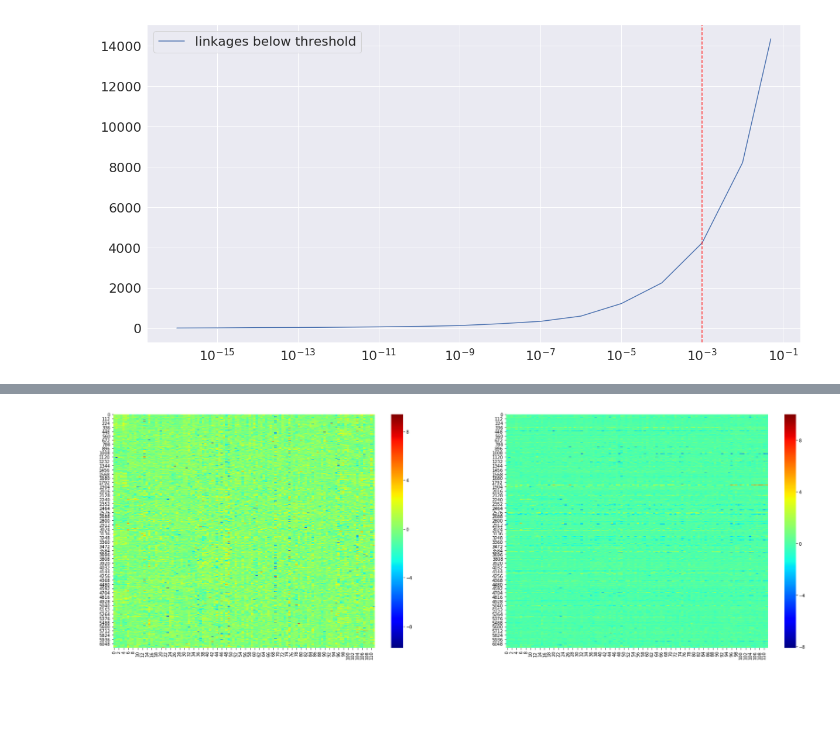
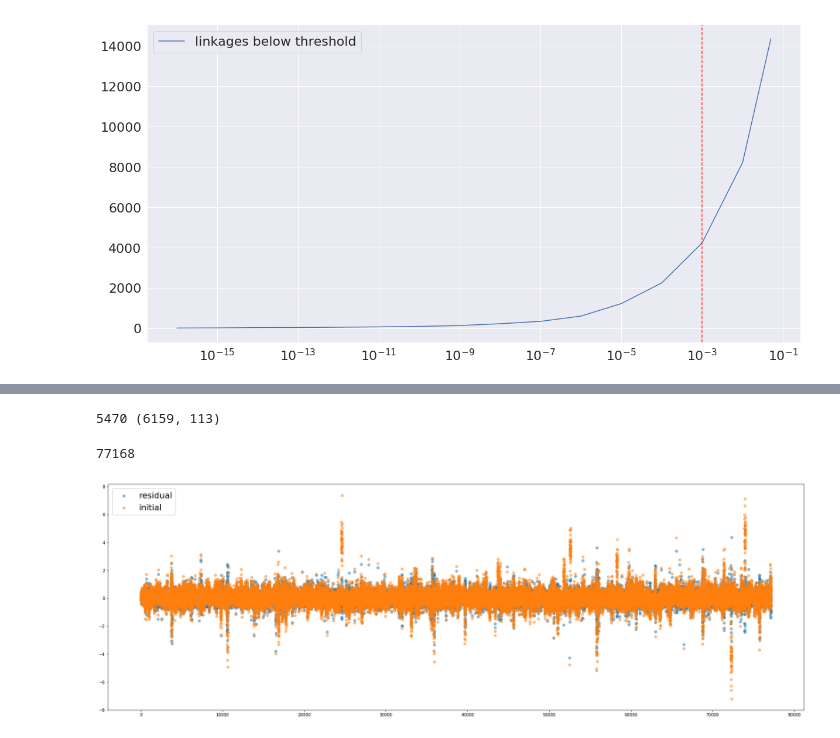
Before and after one commit to ivanov-v-v/PPINs-QTLs-Joint-Analysis, a Jupyter notebook: src/data_analysis.ipynb, the cells around one changed output, grey strips where cells are left out. Saved outputs shown, nothing was run; the diff lists cells and outputs as text; code cells hidden in the pictures; blank space fills up the shorter version.

Commit message:
Work in progress. Troubles with residual expression.

```diff
--- a/src/data_analysis.ipynb
+++ b/src/data_analysis.ipynb
@@ -652,23 +652,23 @@ old_eQTL_markers, old_eQTL_y = qtls.linkages2gencoords(qtls_df["eQTLs_old"])
 interpolated_eQTL_markers, interpolated_eQTL_y = qtls.linkages2gencoords(qtls_df["eQTLs_interpolated"].query("q_value <= {}".format(q_value_threshold)))
 new_eQTL_markers, new_eQTL_y = qtls.linkages2gencoords(qtls_df["eQTLs_new"])
 pQTL_markers, pQTL_y = qtls.linkages2gencoords(qtls_df["pQTLs"])
-recomputed_old_eQTL_markers, recomputed_old_eQTL_y = qtls.linkages2gencoords(pd.DataFrame(np.vstack(qtl_list), columns=["SNP", "gene"]))
+recomputed_old_pQTL_markers, recomputed_old_pQTL_y = qtls.linkages2gencoords(pd.DataFrame(np.vstack(qtl_list), columns=["SNP", "gene"]))
 
 old_eQTL_x = list(map(marker2location.get, old_eQTL_markers))
 interpolated_eQTL_x = list(map(marker2location.get, interpolated_eQTL_markers))
 new_eQTL_x = list(map(marker2location.get, new_eQTL_markers))
 pQTL_x = list(map(marker2location.get, pQTL_markers))
-recomputed_old_eQTL_x = list(map(marker2location.get, recomputed_old_eQTL_markers))
+recomputed_old_pQTL_x = list(map(marker2location.get, recomputed_old_pQTL_markers))
 
-colors_dict = dict(zip(["old_eQTLs", "interpolated_eQTLs", "new_eQTLs", "pQTLs", "recomputed_old_eQTLs"], plt.rcParams['axes.prop_cycle'].by_key()['color'][:5]))
+colors_dict = dict(zip(["old_eQTLs", "interpolated_eQTLs", "new_eQTLs", "pQTLs", "recomputed_old_pQTLs"], plt.rcParams['axes.prop_cycle'].by_key()['color'][:5]))
 
 plt.figure(figsize=(30, 10))
-plt.title("Distribution of QTLs, q-value threshold for interpolated markers — {}%".format(q_value_threshold * 100.), fontsize=30)
+plt.title("Distribution of QTLs over genome".format(q_value_threshold * 100.), fontsize=30)
 for n in range(1, 16):
     plt.axvline(x=chromosome_endpoints[n], linestyle='--', color='grey', alpha=0.8)
     plt.text(chromosome_endpoints[n], 200, arabic2roman[n], fontsize=15)
-plt.plot(old_eQTL_x, old_eQTL_y, label="old_eQTLs", color=colors_dict["old_eQTLs"])
-plt.fill_between(old_eQTL_x, 0, old_eQTL_y, alpha=0.5, color=colors_dict["old_eQTLs"])
+# plt.plot(old_eQTL_x, old_eQTL_y, label="old_eQTLs", color=colors_dict["old_eQTLs"])
+# plt.fill_between(old_eQTL_x, 0, old_eQTL_y, alpha=0.5, color=colors_dict["old_eQTLs"])
 # chunks = np.linspace(0, chromosome_endpoints[16], 100)
 # vals = np.zeros(len(chunks))
 # for i in range(len(chunks) - 1):
@@ -678,10 +678,10 @@ plt.fill_between(old_eQTL_x, 0, old_eQTL_y, alpha=0.5, color=colors_dict["old_eQ
 # plt.fill_between(interpolated_eQTL_x, -interpolated_eQTL_y, 0, alpha=0.5, color=colors_dict["interpolated_eQTLs"])
 # plt.plot(new_eQTL_x, -new_eQTL_y, label="new_eQTLs", alpha=1, color=colors_dict["new_eQTLs"])
 # plt.fill_between(new_eQTL_x, -new_eQTL_y, 0, alpha=0.7, color=colors_dict["new_eQTLs"])
-# plt.plot(pQTL_x, pQTL_y, label="pQTLs", alpha=0.7, color=colors_dict["pQTLs"])
-# plt.fill_between(pQTL_x, 0, pQTL_y, alpha=0.5, color=colors_dict["pQTLs"])
-plt.plot(recomputed_old_eQTL_x, -recomputed_old_eQTL_y, label="old_eQTLs_recomputed", alpha=1, color=colors_dict["recomputed_old_eQTLs"])
-plt.fill_between(recomputed_old_eQTL_x, -recomputed_old_eQTL_y, 0, alpha=0.7, color=colors_dict["recomputed_old_eQTLs"])
+plt.plot(pQTL_x, pQTL_y, label="pQTLs", alpha=0.7, color=colors_dict["pQTLs"])
+plt.fill_between(pQTL_x, 0, pQTL_y, alpha=0.5, color=colors_dict["pQTLs"])
+plt.plot(recomputed_old_pQTL_x, -recomputed_old_pQTL_y, label="old_pQTLs_recomputed", alpha=1, color=colors_dict["recomputed_old_pQTLs"])
+plt.fill_between(recomputed_old_pQTL_x, -recomputed_old_pQTL_y, 0, alpha=0.7, color=colors_dict["recomputed_old_pQTLs"])
 plt.xlabel("Genomic coordinates", fontsize=25)
 plt.ylabel("Number of linkages (abs. value)", fontsize=25)
 plt.xticks(fontsize=20)
@@ -989,11 +991,26 @@ Wall time: 25.7 s
+# %%
+chromosome_dataframe = genotypes_dataframe.groupby("chromosome").get_group(2)
+gene2peak_LOD_markers = preprocessing_candidate_linkages(expression_dataframe, chromosome_dataframe)
+residual_expression_dataframe = residual_expression(expression_dataframe, chromosome_dataframe, gene2peak_LOD_markers)
+# %% [output]
+5470 (6159, 113)
 # %%
-fig, axes = plt.subplots(1, 2, figsize=(30, 10))
-sns.heatmap(np.nan_to_num(np.asarray(residual_expression_dataframe.values[:, 1:], dtype=np.float32)), ax=axes[0], cmap="jet")
-sns.heatmap(np.nan_to_num(np.asarray(expression_dataframe.values[:, 1:], dtype=np.float32)), ax=axes[1], cmap="jet")
+residual_expression_mx = np.nan_to_num(np.asarray(residual_expression_dataframe.values[:, 1:], dtype=np.float32))
+expression_mx = np.nan_to_num(np.asarray(expression_dataframe.values[:, 1:], dtype=np.float32))
+# fig, axes = plt.subplots(1, 2, figsize=(30, 10))
+plt.figure(figsize=(30, 10))
+discrepancy_mask = residual_expression_mx != expression_mx
+print(np.sum(discrepancy_mask))
+plt.scatter(range(np.sum(discrepancy_mask)), residual_expression_mx[discrepancy_mask], label="residual", alpha=0.5)
+plt.scatter(range(np.sum(discrepancy_mask)), expression_mx[discrepancy_mask], label="initial", alpha=0.5)
+plt.legend(fontsize=20)
+# sns.heatmap(np.nan_to_num(np.asarray(residual_expression_dataframe.values[:, 1:], dtype=np.float32)), ax=axes[0], cmap="jet")
+# sns.heatmap(np.nan_to_num(np.asarray(expression_dataframe.values[:, 1:], dtype=np.float32)), ax=axes[1], cmap="jet")
 plt.show()
 plt.close()
 # %% [output]
+77168
-[figure, old version]
+[figure, new version]
 # %%
 %%time
 """ Mapping eQTLs as in https://elifesciences.org/articles/35471 """
```
Also changed, not shown: parts of 13 cells of this notebook, 2 other files.
